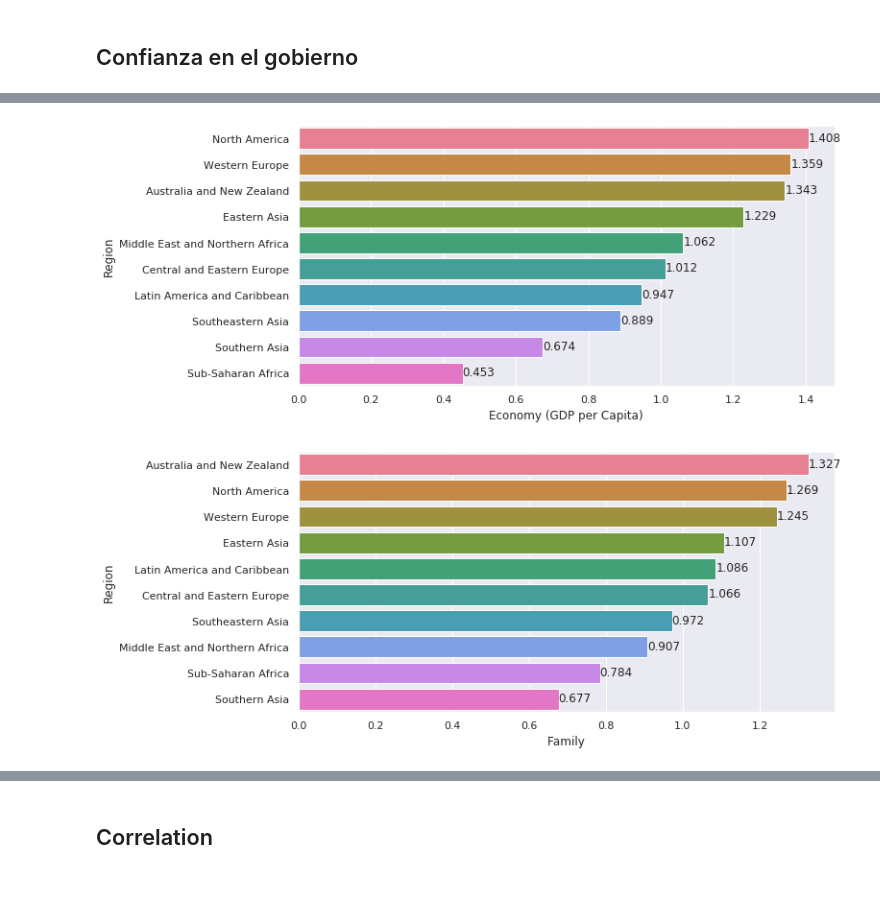
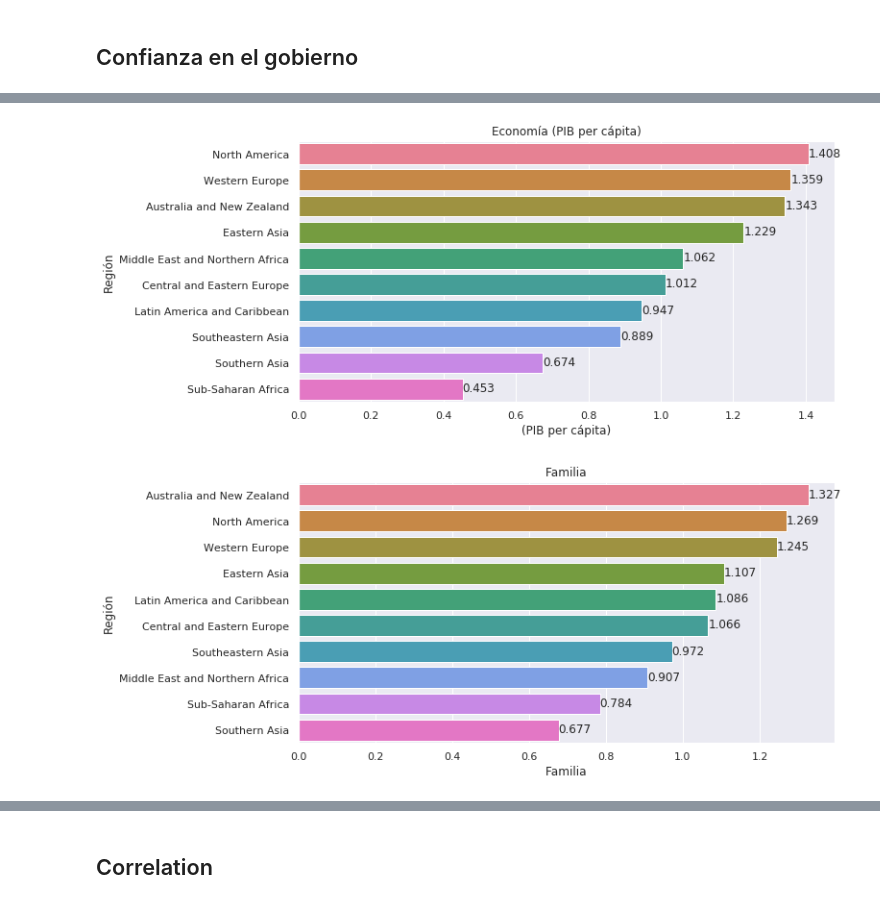
Before and after one commit to KevinDaniel-S/MachineLearning, a Jupyter notebook: Reporte de la felicidad mundial/World-happiness-report.ipynb, the cells around one changed output, grey strips where cells are left out. Cells and saved outputs as stored; diff of their text form; code cells hidden in the pictures.

```diff
--- a/Reporte de la felicidad mundial/World-happiness-report.ipynb
+++ b/Reporte de la felicidad mundial/World-happiness-report.ipynb
@@ -164,6 +164,8 @@ Happiness["Country"].replace(["Somaliland Region", "Somaliland region"],
 Happiness["Country"].replace(["Taiwan Province of China"],
                        "Taiwan",
                        inplace=True)
+# %%
+Happiness["Health (Life Expectancy)"] = Happiness["Health (Life Expectancy)"]*100
 # %%
 Happiness['Dystopia Residual'] =\
     Happiness['Dystopia Residual'].fillna(Happiness.groupby('Country')
@@ -322,8 +333,14 @@ g = C_barplot("Region", "Trust (Government Corruption)")
 # %%
 g = C_barplot("Region", "Economy (GDP per Capita)")
+g.set_title("Economía (PIB per cápita)")
+g.set_xlabel("(PIB per cápita)")
+g.set_ylabel("Región");
 # %% [output]
-[figure, old version]
+[figure, new version]
 # %%
 g = C_barplot("Region", "Family")
+g.set_title("Familia")
+g.set_xlabel("Familia")
+g.set_ylabel("Región");
 # %% [output]
-[figure, old version]
+[figure, new version]
```
Also changed, not shown: parts of 43 cells of this notebook, 26 other files.
